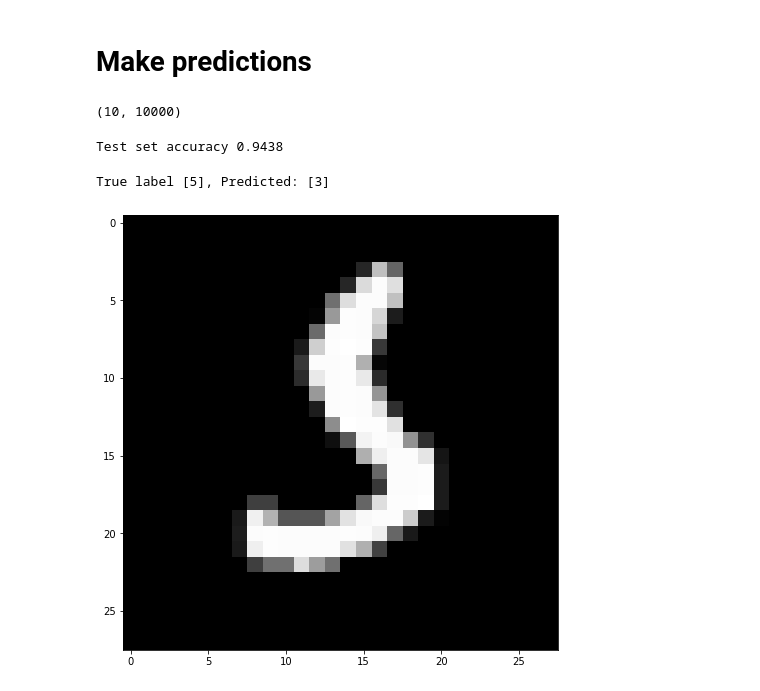
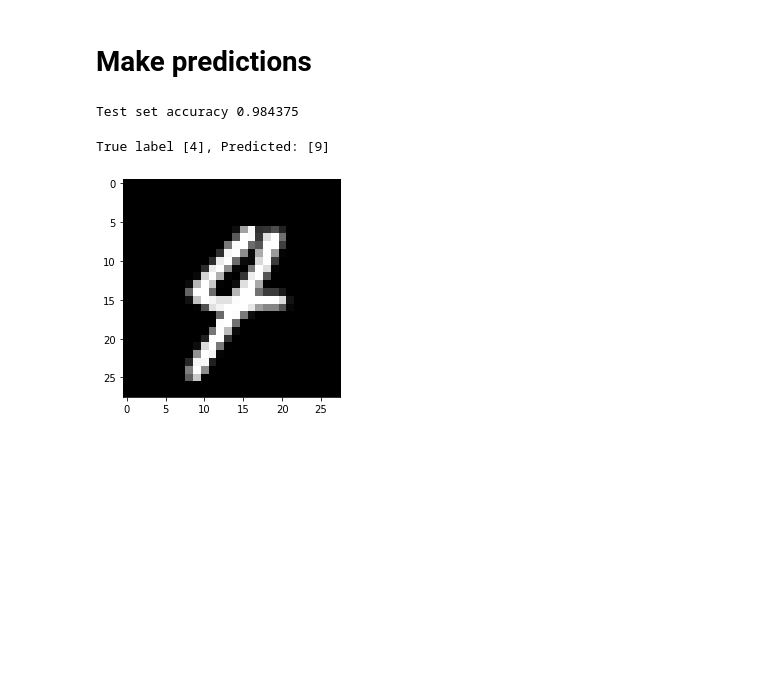
Before and after one commit to h1Logic/Neural_Networks_NumPy, a Jupyter notebook: Neural_Networks_NumPy.ipynb, the cells around one changed output. Drawn from its saved outputs; the diff is of its cells as text; code cells hidden in the pictures; blank space fills up the shorter version.

```diff
--- a/Neural_Networks_NumPy.ipynb
+++ b/Neural_Networks_NumPy.ipynb
@@ -97,13 +128,10 @@ class Linear():
 # %%
 np.random.seed(23)
 class ANN():
-  def __init__(self):
-    self.layers = [Linear(784, 256),
-                   Sigmoid(),
-                   Linear(256, 10),
-                   Sigmoid()]
+  def __init__(self, layers):
+    self.layers = layers
 
-    self.num_layers = len(self.layers)
+    self.num_layers = len(layers)
 
   def __call__(self, x):
     for layer in self.layers:
@@ -127,10 +152,20 @@ loss_fn = MSE_Loss(10)
+# %%
+ann = ANN([
+           Linear(784, 256),
+           Sigmoid(),
+           Linear(256, 10)
+          #  Sigmoid()
+])
+# loss_fn = MSE_Loss()
+loss_fn = BCE_Loss()
 # %%
-epochs = 40
+epochs = 20
 train_loss = []
 train_acc = []
 val_loss = []
 val_acc = []
-lr = 5e-3
+lr = 3e-1
+sigmoid = Sigmoid()
 
 for epoch in range(epochs):
   running_loss = 0.
@@ -147,7 +182,7 @@ for epoch in range(epochs):
 
     running_loss += loss_fn.item()
     total += y.shape[0]
-    correct += (out.T.argmax(axis=1) == y).sum()
+    correct += (sigmoid(out.T).argmax(axis=1) == y).sum()
 
     if i % 500 == 0:
       print(f'Iter: {i} - Loss: {running_loss / i}')
@@ -166,7 +201,7 @@ for epoch in range(epochs):
 
     running_loss += loss
     total += y.shape[0]
-    correct += (out.T.argmax(axis=1) == y).sum()
+    correct += (sigmoid(out.T).argmax(axis=1) == y).sum()
   val_loss.append(running_loss / len(test_loader))
   val_acc.append(correct / total)
 
@@ -214,21 +249,17 @@ x, y = next(iter(test_loader))
 x = x.reshape(x.shape[0], -1).numpy()
 y = y.numpy()
 # %%
-out = ann(mnist_test.data.numpy().reshape(-1, 784).T)
+out = ann(x.T)
-# %%
-out.shape
-# %% [output]
-(10, 10000)
 # %%
-acc = (out.argmax(axis=0) == mnist_test.targets.numpy()).sum() / len(mnist_test.targets.numpy())
+acc = (sigmoid(out.T).argmax(axis=1) == y).sum() / len(x)
 print(f'Test set accuracy {acc}')
 # %% [output]
-Test set accuracy 0.9438
+Test set accuracy 0.984375
 # %%
-missclassified_idx = np.arange(len(mnist_test.data.numpy()))[(out.argmax(axis=0) != mnist_test.targets.numpy())]
+missclassified_idx = np.arange(len(x))[(out.argmax(axis=0) != y)]
 idx = np.random.choice(missclassified_idx, size=1)
-plt.imshow(mnist_test.data.numpy()[idx].reshape(28,28), cmap='gray')
-print(f'True label {mnist_test.targets.numpy()[idx]}, Predicted: {ann(mnist_test.data.numpy()[idx].reshape(1, 784).T).argmax(axis=0)}')
+plt.imshow(x[idx].reshape(28,28), cmap='gray')
+print(f'True label {y[idx]}, Predicted: {sigmoid(ann(x[idx].reshape(1, 784).T)).argmax(axis=0)}')
 # %% [output]
-True label [5], Predicted: [3]
+True label [4], Predicted: [9]
-[figure, old version]
+[figure, new version]
```
Also changed, not shown: parts of 5 cells of this notebook.
